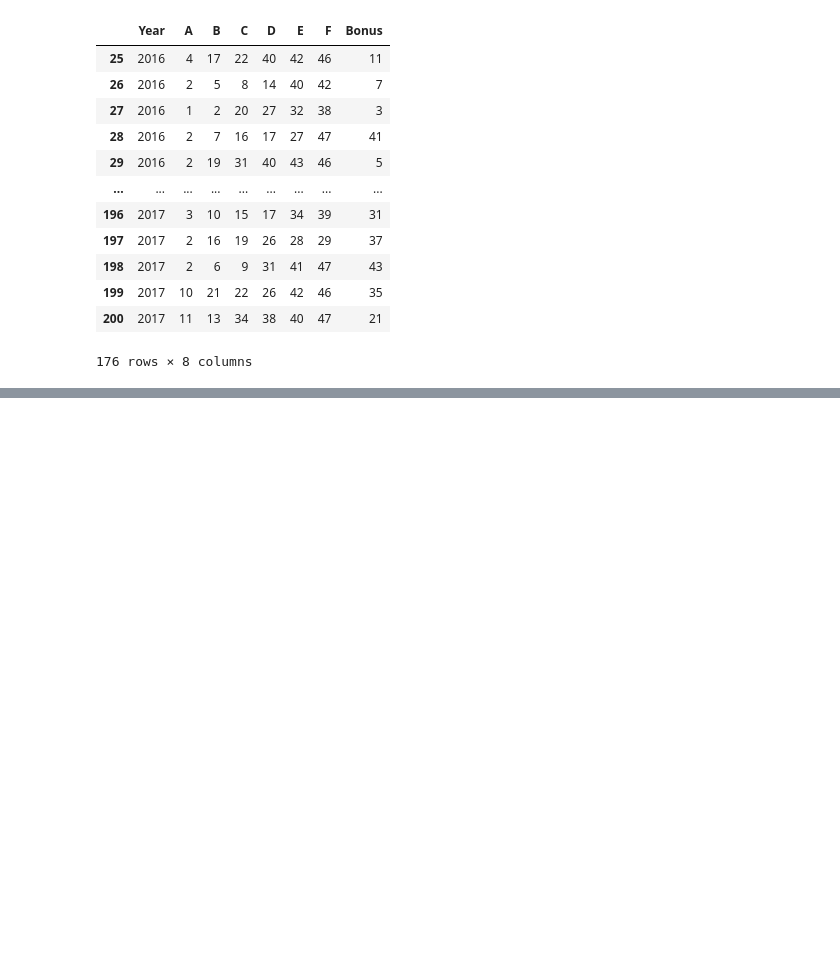
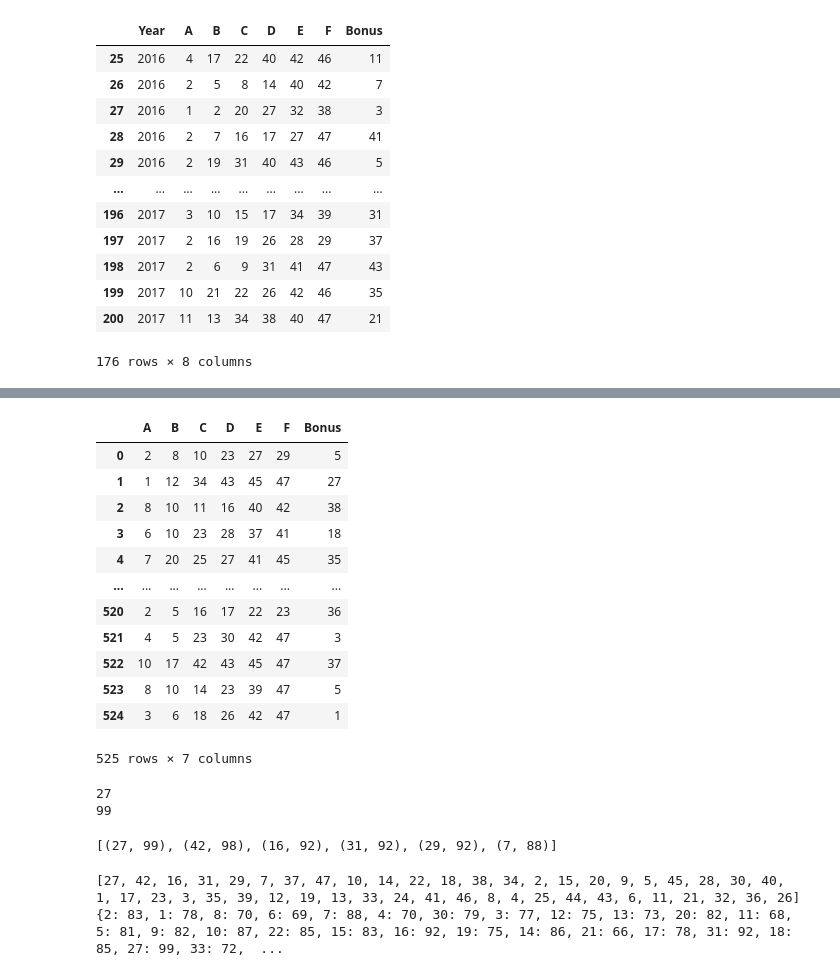
Before and after one commit to killfoley/Lotto-Scraping, a Jupyter notebook: Lotto results notebook.ipynb, the cells around one changed output, grey strips where cells are left out. Saved outputs shown, nothing was run; the diff lists cells and outputs as text; code cells hidden in the pictures; blank space fills up the shorter version.

```diff
--- a/Lotto results notebook.ipynb
+++ b/Lotto results notebook.ipynb
@@ -817,0 +834,46 @@ df_lotto.loc[25:200]
+# %%
+df_numbers = df_lotto.drop('Year',axis=1)
+df_numbers
+# %% [output]
+|  | A | B | C | D | E | F | Bonus |
+| 0 | 2 | 8 | 10 | 23 | 27 | 29 | 5 |
+| 1 | 1 | 12 | 34 | 43 | 45 | 47 | 27 |
+| 2 | 8 | 10 | 11 | 16 | 40 | 42 | 38 |
+| 3 | 6 | 10 | 23 | 28 | 37 | 41 | 18 |
+| 4 | 7 | 20 | 25 | 27 | 41 | 45 | 35 |
+| ... | ... | ... | ... | ... | ... | ... | ... |
+| 520 | 2 | 5 | 16 | 17 | 22 | 23 | 36 |
+| 521 | 4 | 5 | 23 | 30 | 42 | 47 | 3 |
+| 522 | 10 | 17 | 42 | 43 | 45 | 47 | 37 |
+| 523 | 8 | 10 | 14 | 23 | 39 | 47 | 5 |
+| 524 | 3 | 6 | 18 | 26 | 42 | 47 | 1 |
+525 rows × 7 columns
+# %%
+list_ball_all = list(df_numbers.values.T.flatten())
+most_common_all,num_most_common_all = Counter(list_ball_all).most_common(1)[0]
+print(most_common_all)
+print(num_most_common_all)
+# %% [output]
+27
+99
+# %%
+# find the 6 most common numbers in the list
+most_common_6_all = Counter(list_ball_all).most_common(6)
+most_common_6_all
+# %% [output]
+[(27, 99), (42, 98), (16, 92), (31, 92), (29, 92), (7, 88)]
+# %%
+number_counter_all = {}
+for number in list_ball_all:
+    if number in number_counter_all:
+        number_counter_all[number] += 1
+    else:
+        number_counter_all[number] = 1
+
+popular_numbers_all = sorted(number_counter_all, key = number_counter_all.get, reverse = True)
+
+print(popular_numbers_all)
+print(number_counter_all)
+# %% [output]
+[27, 42, 16, 31, 29, 7, 37, 47, 10, 14, 22, 18, 38, 34, 2, 15, 20, 9, 5, 45, 28, 30, 40, 1, 17, 23, 3, 35, 39, 12, 19, 13, 33, 24, 41, 46, 8, 4, 25, 44, 43, 6, 11, 21, 32, 36, 26]
+{2: 83, 1: 78, 8: 70, 6: 69, 7: 88, 4: 70, 30: 79, 3: 77, 12: 75, 13: 73, 20: 82, 11: 68, 5: 81, 9: 82, 10: 87, 22: 85, 15: 83, 16: 92, 19: 75, 14: 86, 21: 66, 17: 78, 31: 92, 18: 85, 27: 99, 33: 72,  ...
```
Also changed, not shown: parts of 11 cells of this notebook.
